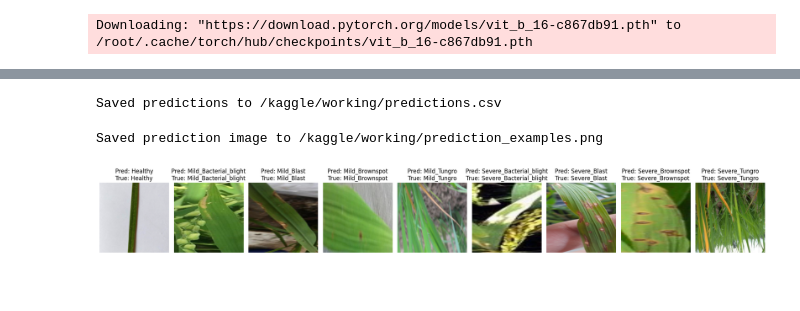
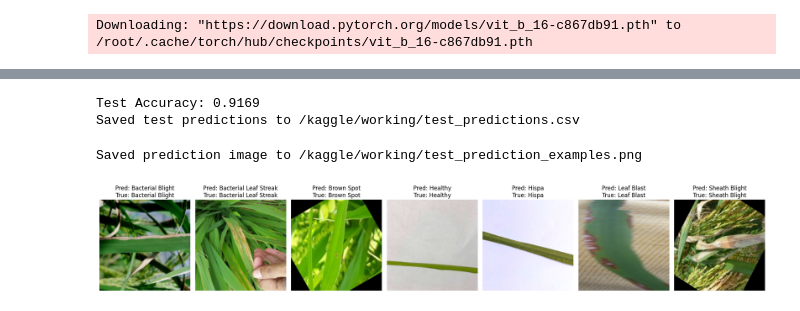
Before and after one commit to anikChandraDeb/Assignment_Module_10, a Jupyter notebook: rice-leaf-disease-using-vit.ipynb, the cells around one changed output, grey strips where cells are left out. Cells and saved outputs as stored; diff of their text form; code cells hidden in the pictures; blank space fills up the shorter version.

Commit message:
Kaggle Notebook | Rice Leaf Disease Using Vit | Version 5

```diff
--- a/rice-leaf-disease-using-vit.ipynb
+++ b/rice-leaf-disease-using-vit.ipynb
@@ -15,10 +15,12 @@ from time import perf_counter
 import json
 import pandas as pd
 # %%
+# ====================================================
 # 2. Configurations
 # ====================================================
-TRAIN_DIR = "/kaggle/input/rice-leaf-disease-data1/Leaf_Disease_Dataset/train"
-VAL_DIR = "/kaggle/input/rice-leaf-disease-data1/Leaf_Disease_Dataset/validation"
+TRAIN_DIR = "/kaggle/input/rice-leaf-disease-unstructure-field/rice_leaf_disease_unstructure_field/train"
+VAL_DIR = "/kaggle/input/rice-leaf-disease-unstructure-field/rice_leaf_disease_unstructure_field/validation"
+TEST_DIR = "/kaggle/input/rice-leaf-disease-unstructure-field/rice_leaf_disease_unstructure_field/test"
 
 IMAGE_SIZE = (224, 224)
 BATCH_SIZE = 32
@@ -42,10 +44,13 @@ transform = transforms.Compose([
 
 train_dataset = datasets.ImageFolder(root=TRAIN_DIR, transform=transform)
 val_dataset = datasets.ImageFolder(root=VAL_DIR, transform=transform)
+test_dataset = datasets.ImageFolder(root=TEST_DIR, transform=transform)
 
 train_loader = DataLoader(train_dataset, batch_size=BATCH_SIZE, shuffle=True)
 val_loader = DataLoader(val_dataset, batch_size=BATCH_SIZE, shuffle=False)
+test_loader = DataLoader(test_dataset, batch_size=BATCH_SIZE, shuffle=False)
 
 print("Train classes:", train_dataset.classes)
 print("Validation samples:", len(val_dataset))
+print("Test samples:", len(test_dataset))
 # %% [output]
@@ -187,17 +189,23 @@ Saved training curve to /kaggle/working/loss_curve.png
 # %%
-# Save predictions to CSV
-_, predictions, labels = evaluate(model, val_loader)
-pred_df = pd.DataFrame({
-    "True Label": [label_map[i] for i in labels],
-    "Predicted Label": [label_map[i] for i in predictions]
+# ====================================================
+# 9. Evaluate on Test Set
+# ====================================================
+test_acc, test_preds, test_labels = evaluate(model, test_loader)
+print(f"Test Accuracy: {test_acc:.4f}")
+
+# Save test predictions
+test_pred_df = pd.DataFrame({
+    "True Label": [label_map[i] for i in test_labels],
+    "Predicted Label": [label_map[i] for i in test_preds]
 })
-pred_df.to_csv("/kaggle/working/predictions.csv", index=False)
-print("Saved predictions to /kaggle/working/predictions.csv")
+test_pred_df.to_csv("/kaggle/working/test_predictions.csv", index=False)
+print("Saved test predictions to /kaggle/working/test_predictions.csv")
 # %% [output]
-Saved predictions to /kaggle/working/predictions.csv
+Test Accuracy: 0.9169
+Saved test predictions to /kaggle/working/test_predictions.csv
 # %%
 # ====================================================
-# 9. Prediction Visualization (One Image Per Class)
+# 10. Prediction Visualization (One Image Per Class)
 # ====================================================
 def show_predictions_per_class(model, dataloader, class_names, save_path=None):
     model.eval()
@@ -206,34 +214,34 @@ def show_predictions_per_class(model, dataloader, class_names, save_path=None):
     idx = 1
 
     with torch.no_grad():
         for images, labels in dataloader:
             images, labels = images.to(device), labels.to(device)
             outputs = model(images)
             preds = torch.argmax(outputs, dim=1)
 
             for i in range(images.size(0)):
                 true_label = labels[i].item()
                 if true_label not in shown_classes:
                     img = images[i].cpu().permute(1, 2, 0) * 0.5 + 0.5
                     plt.subplot(1, len(class_names), idx)
                     plt.imshow(img)
                     plt.title(f"Pred: {class_names[preds[i]]}\nTrue: {class_names[true_label]}")
                     plt.axis('off')
                     shown_classes.add(true_label)
                     idx += 1
                 if len(shown_classes) == len(class_names):
                     break
             if len(shown_classes) == len(class_names):
                 break
 
     plt.tight_layout()
     if save_path:
         plt.savefig(save_path)
         print(f"Saved prediction image to {save_path}")
     plt.show()
 
-# Call updated visualization
-show_predictions_per_class(model, val_loader, train_dataset.classes, save_path="/kaggle/working/prediction_examples.png")
+# Show test predictions
+show_predictions_per_class(model, test_loader, train_dataset.classes, save_path="/kaggle/working/test_prediction_examples.png")
 # %% [output]
-Saved prediction image to /kaggle/working/prediction_examples.png
+Saved prediction image to /kaggle/working/test_prediction_examples.png
-[figure, old version]
+[figure, new version]
```
Also changed, not shown: parts of 6 cells of this notebook.
